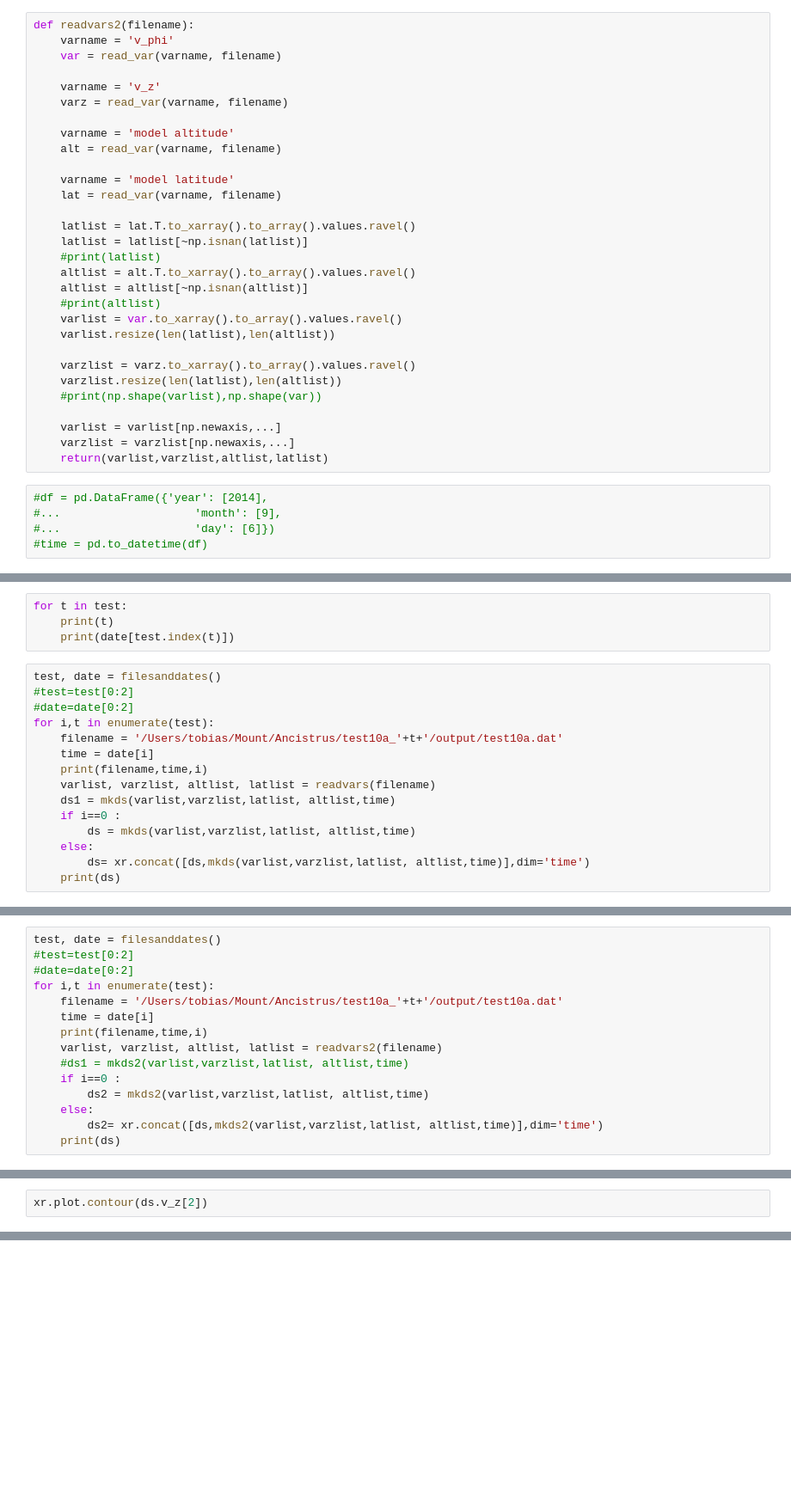
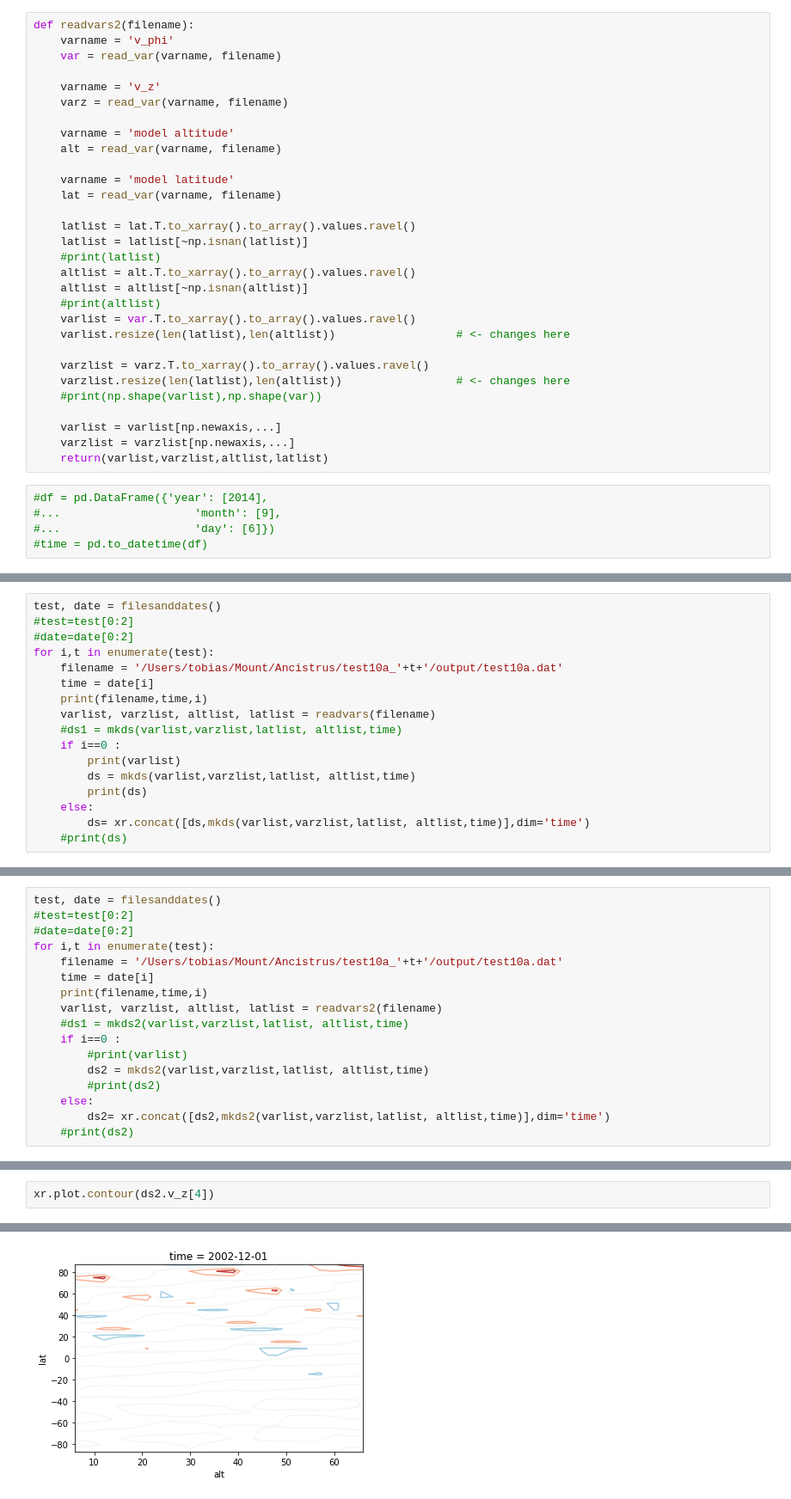
Before and after one commit to fabrivelas/imk-toolkit, a Jupyter notebook: imktk/dataarray_methods/ancistrus.ipynb, the cells around one changed output, grey strips where cells are left out. Shown: that part at 86% size. Cells and saved outputs as stored; diff of their text form; blank space fills up the shorter version.

Commit message:
Correct array arrangement for v_phi and v_z. Create ancistrus netcdf data files.

```diff
--- a/imktk/dataarray_methods/ancistrus.ipynb
+++ b/imktk/dataarray_methods/ancistrus.ipynb
@@ -99,11 +99,11 @@ def readvars2(filename):
     altlist = alt.T.to_xarray().to_array().values.ravel()
     altlist = altlist[~np.isnan(altlist)]
     #print(altlist)
-    varlist = var.to_xarray().to_array().values.ravel()
-    varlist.resize(len(latlist),len(altlist))
+    varlist = var.T.to_xarray().to_array().values.ravel()
+    varlist.resize(len(latlist),len(altlist))                  # <- changes here
 
-    varzlist = varz.to_xarray().to_array().values.ravel()
-    varzlist.resize(len(latlist),len(altlist))
+    varzlist = varz.T.to_xarray().to_array().values.ravel()
+    varzlist.resize(len(latlist),len(altlist))                 # <- changes here
     #print(np.shape(varlist),np.shape(var))
 
     varlist = varlist[np.newaxis,...]
@@ -172,7 +189,3 @@ print(d)
-# %%
-for t in test:
-    print(t)
-    print(date[test.index(t)])
 # %%
 test, date = filesanddates()
 #test=test[0:2]
@@ -182,10 +195,12 @@ for i,t in enumerate(test):
     time = date[i]
     print(filename,time,i)
     varlist, varzlist, altlist, latlist = readvars(filename)
-    ds1 = mkds(varlist,varzlist,latlist, altlist,time)
+    #ds1 = mkds(varlist,varzlist,latlist, altlist,time)
     if i==0 :
+        print(varlist)
         ds = mkds(varlist,varzlist,latlist, altlist,time)
+        print(ds)
     else:
         ds= xr.concat([ds,mkds(varlist,varzlist,latlist, altlist,time)],dim='time')
-    print(ds)
+    #print(ds)
 # %% [output]
@@ -332,8 +232,10 @@ for i,t in enumerate(test):
     varlist, varzlist, altlist, latlist = readvars2(filename)
     #ds1 = mkds2(varlist,varzlist,latlist, altlist,time)
     if i==0 :
+        #print(varlist)
         ds2 = mkds2(varlist,varzlist,latlist, altlist,time)
+        #print(ds2)
     else:
-        ds2= xr.concat([ds,mkds2(varlist,varzlist,latlist, altlist,time)],dim='time')
-    print(ds)
+        ds2= xr.concat([ds2,mkds2(varlist,varzlist,latlist, altlist,time)],dim='time')
+    #print(ds2)
 # %% [output]
@@ -476,2 +281,3 @@ ds.v_z[2].plot()
 # %%
-xr.plot.contour(ds.v_z[2])
+xr.plot.contour(ds2.v_z[4])
+# %% [output]
@@ -478 +285,2 @@ xr.plot.contour(ds.v_z[2])
+[figure, added]
 # %%
```
Also changed, not shown: parts of 17 cells of this notebook, 4 other files.
